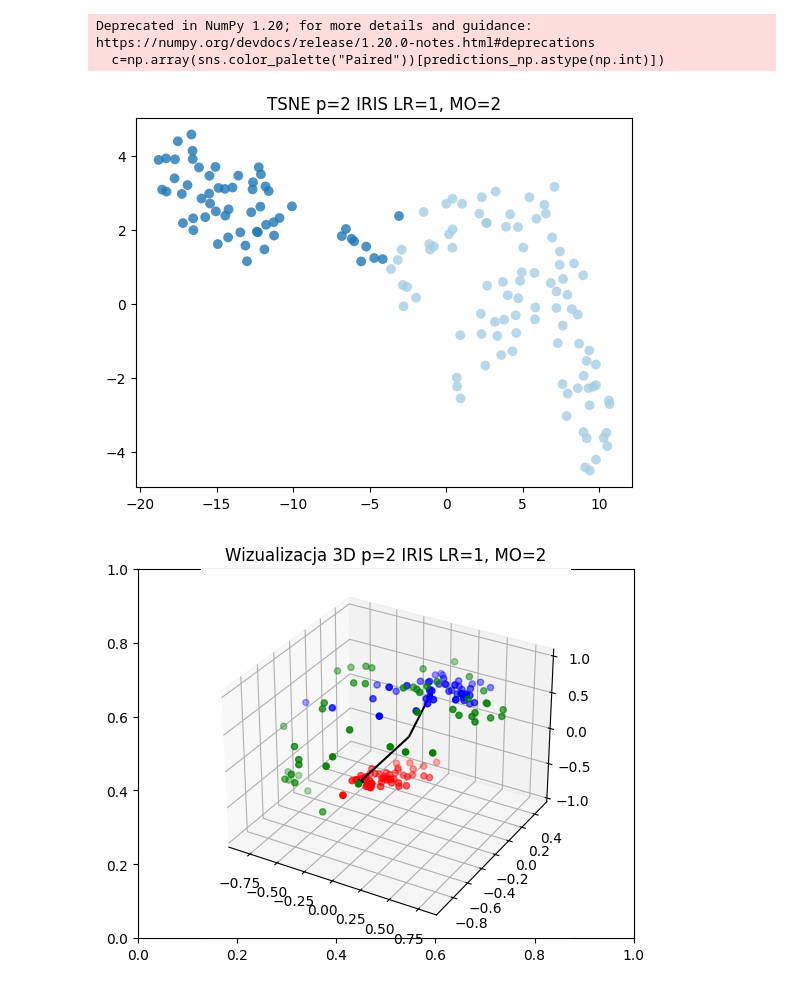
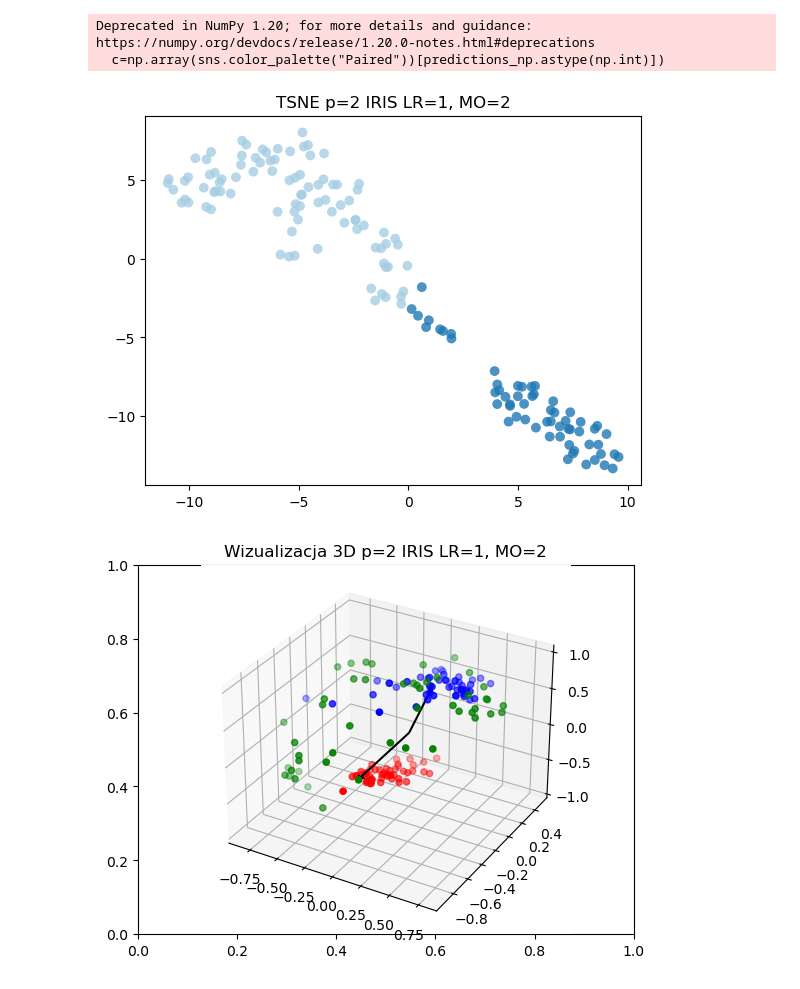
Before and after one commit to klak007/Neuron, a Jupyter notebook: program4/skrypt.ipynb, the cells around one changed output. Drawn from its saved outputs; the diff is of its cells as text; code cells hidden in the pictures.

```diff
--- a/program4/skrypt.ipynb
+++ b/program4/skrypt.ipynb
@@ -196,9 +197,13 @@ def bestNumberOfClass(X, start_class, number):
     print(np.argmin(result)+start_class)
 # %%
 # Definicja parametrów
-num_iterations = 10000, learning_rate_initial = 0.1, num_representatives = 2
-learning_rate_type = 1, measure_method = measure_methods[1]
-param_C1 = 0.3, param_C2 = 0.4
+num_iterations = 10000
+learning_rate_initial = 0.1
+num_representatives = 2
+learning_rate_type = 1
+measure_method = measure_methods[0]
+param_C1 = 0.3
+param_C2 = 0.4
 normalize_data = True
 plot_title = 'p=2 IRIS LR=1, MO=2'
 
@@ -226,35 +231,35 @@ plt.plot(predictions_np, 'o',  markersize=2)
 plt.vlines([50,100],0,3, colors='r', linestyles='dashed')
 plt.title('Kohonen {}'.format(plot_title))
 plt.xlabel('Dane', fontsize=15)
 plt.ylabel('Przypisanie ', fontsize=15)
 plt.show()
 
 # Wykresy t-SNE
 tsne_result = TSNE(random_state=1).fit_transform(transformed_data)
 plt.figure()
 plt.scatter(tsne_result[:,0], tsne_result[:,1], lw=0, s=50, alpha=0.8, edgecolors='black',
              c=np.array(sns.color_palette("Paired"))[predictions_np.astype(np.int)])
 plt.title('TSNE {}'.format(plot_title))
 plt.show()
 
 # Wykresy 3D
 center = [0,0,0]
 fig = plt.figure()
 plt.title('Wizualizacja 3D {}'.format(plot_title))
 ax = fig.add_subplot(111,projection='3d')
 u1, v1, w1 = zip(center, center)
 u2, v2, w2 = zip(kohonen_result[0, 0:3], kohonen_result[1, 0:3])
 ax.quiver(u1, v1, w1, u2, v2, w2, arrow_length_ratio=0.1, colors='black')
 ax.scatter(transformed_data[0:49,0], transformed_data[0:49,1], transformed_data[0:49,2], c='r')
 ax.scatter(transformed_data[50:99,0], transformed_data[50:99,1], transformed_data[50:99,2], c='g')
 ax.scatter(transformed_data[99:149,0], transformed_data[99:149,1], transformed_data[99:149,2], c='b')
 plt.show()
 # %% [output]
 [figure]
 Deprecated in NumPy 1.20; for more details and guidance: https://numpy.org/devdocs/release/1.20.0-notes.html#deprecations
   c=np.array(sns.color_palette("Paired"))[predictions_np.astype(np.int)])
-[figure, old version]
+[figure, new version]
-[figure, old version]
+[figure, new version]
 # %%
 dt = datasets.load_iris()
 X = dt.data
```
Also changed, not shown: parts of 9 cells of this notebook, 8 other files.
